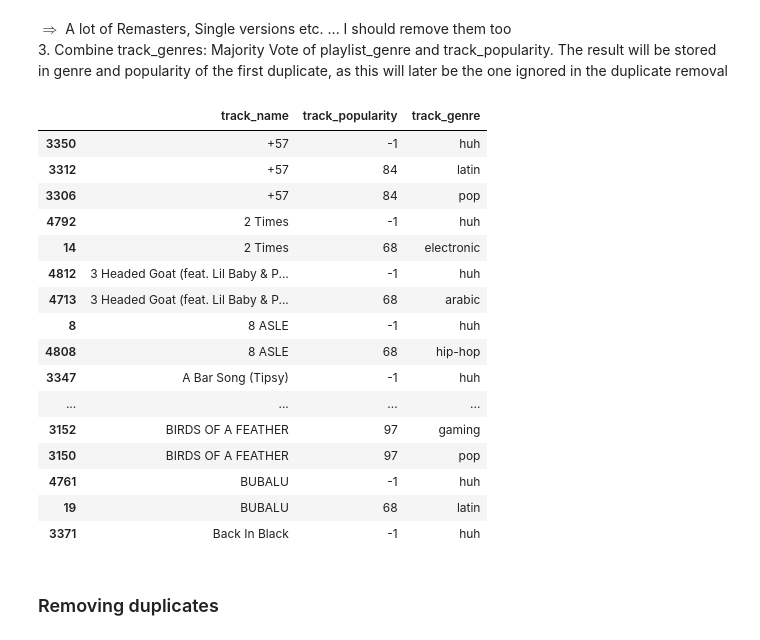
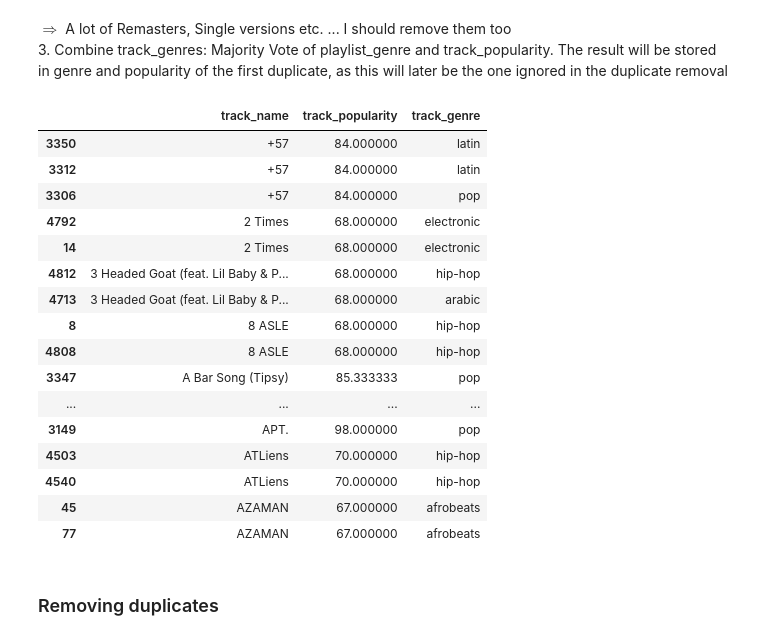
Before and after one commit to Fabian5150/dataViz, a Jupyter notebook: python/notebooks/diary3.ipynb, the cells around one changed output. Cells and saved outputs as stored; diff of their text form; code cells hidden in the pictures.

Commit message:
majority vote on genre for duplicates

```diff
--- a/python/notebooks/diary3.ipynb
+++ b/python/notebooks/diary3.ipynb
@@ -230,53 +229,53 @@ current = {
     'artist': -1,
     'track_name': -1,
     'index': -1
 }
 
 def maj_vote():
     if(current["index"] < 0):
         return
 
-    songs.loc[current["index"], 'track_genre'] = "huh"
-    songs.loc[current["index"], 'track_popularity'] = -1
+    songs.loc[current["index"], 'track_genre'] = Counter(genres).most_common()[0][0]
+    songs.loc[current["index"], 'track_popularity'] = sum(popularities) / len(popularities)
 
 for i in dupes.index:
     title = songs.loc[i, 'track_name']
     artist = songs.loc[i, 'track_artist']
 
     if(current["artist"] !=  artist and current["track_name"] != title): # song is not a dupe of current
         # Assign popularity and genre values for last dupe
         maj_vote()
 
         # Continue with this song as new
         current["artist"] = artist
         current["track_name"] = title
         current["index"] = i
         genres = [songs.loc[i, 'track_genre']]
-        popularities = [songs.loc[i, 'track_genre']]
+        popularities = [songs.loc[i, 'track_popularity']]
     else: # song is a dupe of current
         genres.append(songs.loc[i, 'playlist_genre'])
         popularities.append(songs.loc[i, 'track_popularity'])
 
 dupes = songs.loc[nameDupes].sort_values(by='track_name')
-display(dupes[["track_name", "track_popularity", "track_genre"]].head(50))
+display(dupes[["track_name", "track_popularity", "track_genre"]].head(20))
 # %% [output]
 |  | track_name | track_popularity | track_genre |
-| 3350 | +57 | -1 | huh |
-| 3312 | +57 | 84 | latin |
-| 3306 | +57 | 84 | pop |
-| 4792 | 2 Times | -1 | huh |
-| 14 | 2 Times | 68 | electronic |
-| 4812 | 3 Headed Goat (feat. Lil Baby & P... | -1 | huh |
-| 4713 | 3 Headed Goat (feat. Lil Baby & P... | 68 | arabic |
-| 8 | 8 ASLE | -1 | huh |
-| 4808 | 8 ASLE | 68 | hip-hop |
-| 3347 | A Bar Song (Tipsy) | -1 | huh |
+| 3350 | +57 | 84.000000 | latin |
+| 3312 | +57 | 84.000000 | latin |
+| 3306 | +57 | 84.000000 | pop |
+| 4792 | 2 Times | 68.000000 | electronic |
+| 14 | 2 Times | 68.000000 | electronic |
+| 4812 | 3 Headed Goat (feat. Lil Baby & P... | 68.000000 | hip-hop |
+| 4713 | 3 Headed Goat (feat. Lil Baby & P... | 68.000000 | arabic |
+| 8 | 8 ASLE | 68.000000 | hip-hop |
+| 4808 | 8 ASLE | 68.000000 | hip-hop |
+| 3347 | A Bar Song (Tipsy) | 85.333333 | pop |
 | ... | ... | ... | ... |
-| 3152 | BIRDS OF A FEATHER | 97 | gaming |
-| 3150 | BIRDS OF A FEATHER | 97 | pop |
-| 4761 | BUBALU | -1 | huh |
-| 19 | BUBALU | 68 | latin |
-| 3371 | Back In Black | -1 | huh |
+| 3149 | APT. | 98.000000 | pop |
+| 4503 | ATLiens | 70.000000 | hip-hop |
+| 4540 | ATLiens | 70.000000 | hip-hop |
+| 45 | AZAMAN | 67.000000 | afrobeats |
+| 77 | AZAMAN | 67.000000 | afrobeats |
 # %% [markdown]
 
 ### Removing duplicates
```
Also changed, not shown: parts of 5 cells of this notebook.
